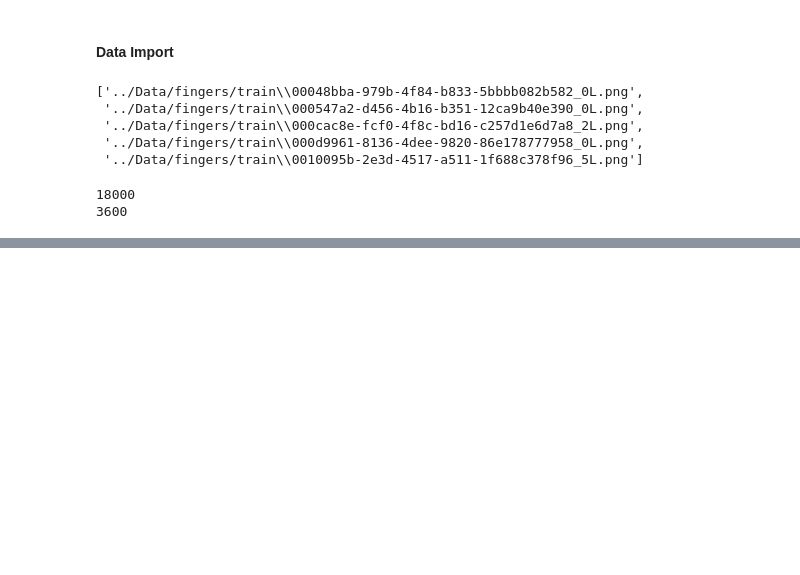
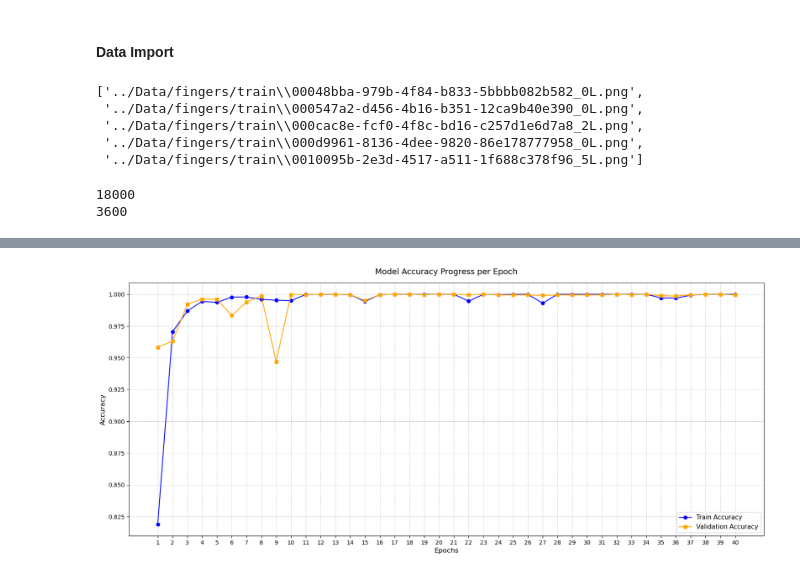
Before and after one commit to Sphen1sc1dae/MachineLearning, a Jupyter notebook: Note_DL/06.심층신경망_Fingers.ipynb, the cells around one changed output, grey strips where cells are left out. Saved outputs shown, nothing was run; the diff lists cells and outputs as text; code cells hidden in the pictures; blank space fills up the shorter version.

```diff
--- a/Note_DL/06.심층신경망_Fingers.ipynb
+++ b/Note_DL/06.심층신경망_Fingers.ipynb
@@ -27,0 +124,6 @@ print(len(test_images))
+# %%
+# Train Target 숫자로 변경
+temp = []
+for label in train_target:
+    temp.append(label_to_int[label])
+train_target = temp.copy()
@@ -27,0 +148,4 @@ print(len(test_images))
+# %%
+# Target 도 numpy배열로 변경
+train_target = np.array(train_target)
+test_target = np.array(test_target)
@@ -27,0 +266,27 @@ print(len(test_images))
+# %%
+import matplotlib.pyplot as plt
+
+# 1. history 객체에서 에포크별 train, valid 정확도 리스트 추출
+train_acc_list = history.history['accuracy']
+valid_acc_list = history.history['val_accuracy']
+
+# 2. 에포크 수를 기준으로 x축 설정 (1부터 시작)
+epochs_range = range(1, len(train_acc_list) + 1)
+
+# 3. 그래프 그리기
+plt.figure(figsize=(20, 8)) # 그래프 크기 설정
+plt.plot(epochs_range, train_acc_list, label='Train Accuracy', marker='o', color='blue')
+plt.plot(epochs_range, valid_acc_list, label='Validation Accuracy', marker='s', color='orange')
+
+# 4. 그래프 꾸미기 (제목, 축 레이블, 범례 등)
+plt.title('Model Accuracy Progress per Epoch', fontsize=14, pad=15)
+plt.xlabel('Epochs', fontsize=12)
+plt.ylabel('Accuracy', fontsize=12)
+plt.xticks(epochs_range) # x축 눈금을 에포크 정수로 고정
+plt.grid(True, linestyle='--', alpha=0.6) # 배경 격자 추가
+plt.legend(loc='lower right', fontsize=11) # 범례 위치 설정
+
+# 5. 화면에 그래프 출력
+plt.show()
+# %% [output]
+[figure, added]
```
Also changed, not shown: parts of 22 cells of this notebook, 1 other file.
